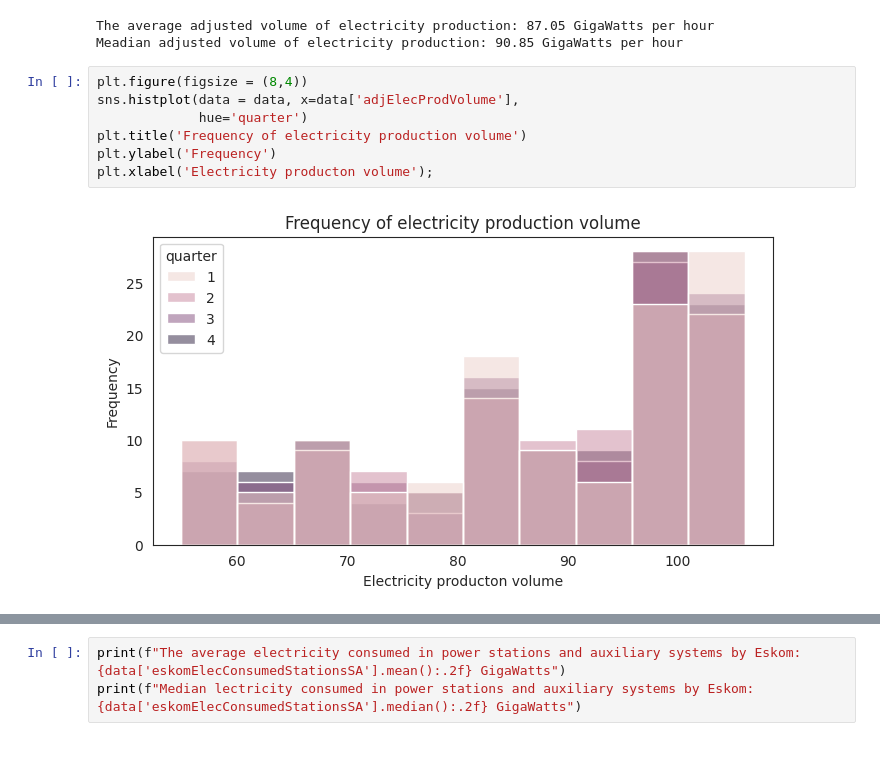
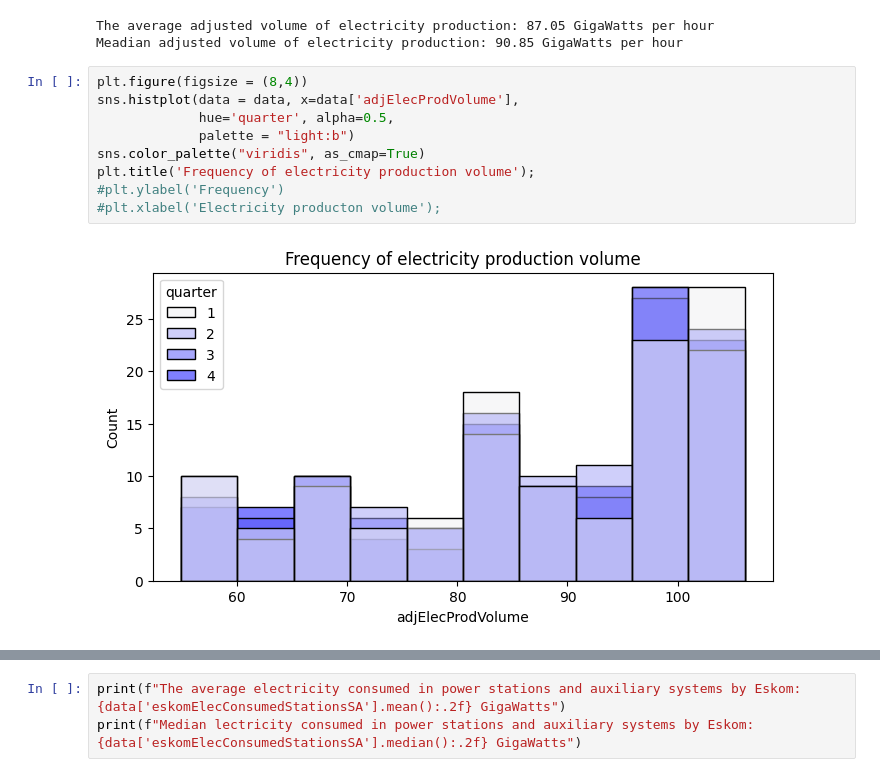
Before and after one commit to MbuyiseloNtando/Electricity-Generated-and-Available-for-Distribution-1985-2024, a Jupyter notebook: Untitled44.ipynb, the cells around one changed output, grey strips where cells are left out. Drawn from its saved outputs; the diff is of its cells as text.

```diff
--- a/Untitled44.ipynb
+++ b/Untitled44.ipynb
@@ -217,12 +214,14 @@ Meadian adjusted volume of electricity production: 90.85 GigaWatts per hour
 # %%
 plt.figure(figsize = (8,4))
 sns.histplot(data = data, x=data['adjElecProdVolume'],
-             hue='quarter')
-plt.title('Frequency of electricity production volume')
-plt.ylabel('Frequency')
-plt.xlabel('Electricity producton volume');
+             hue='quarter', alpha=0.5,
+             palette = "light:b")
+sns.color_palette("viridis", as_cmap=True)
+plt.title('Frequency of electricity production volume');
+#plt.ylabel('Frequency')
+#plt.xlabel('Electricity producton volume');
 # %% [output]
-[figure, old version]
+[figure, new version]
 # %%
 sns.barplot(data=data, x = data['quarter'], y=data['adjElecProdVolume'],
             ci=None);
```
Also changed, not shown: parts of 18 cells of this notebook.
